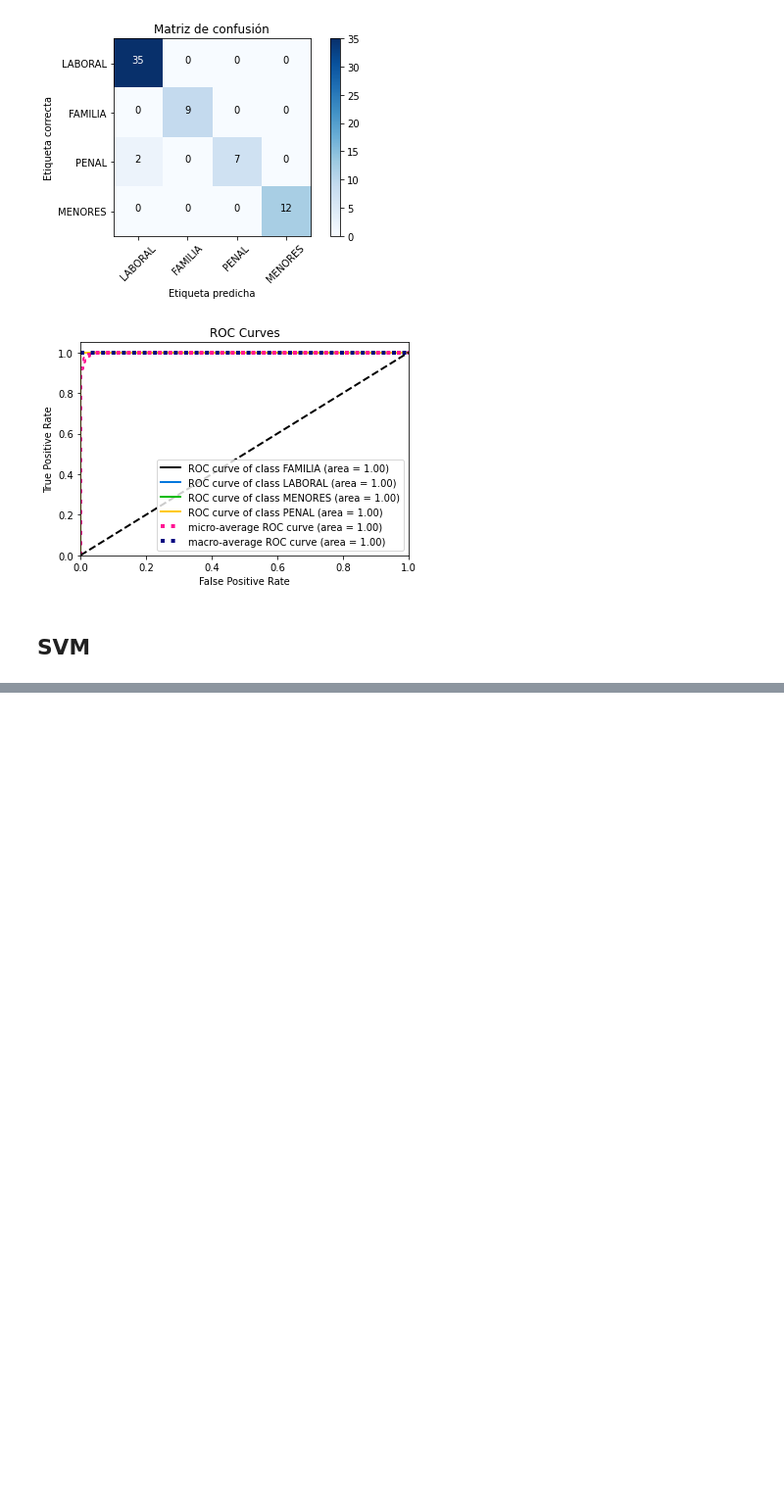
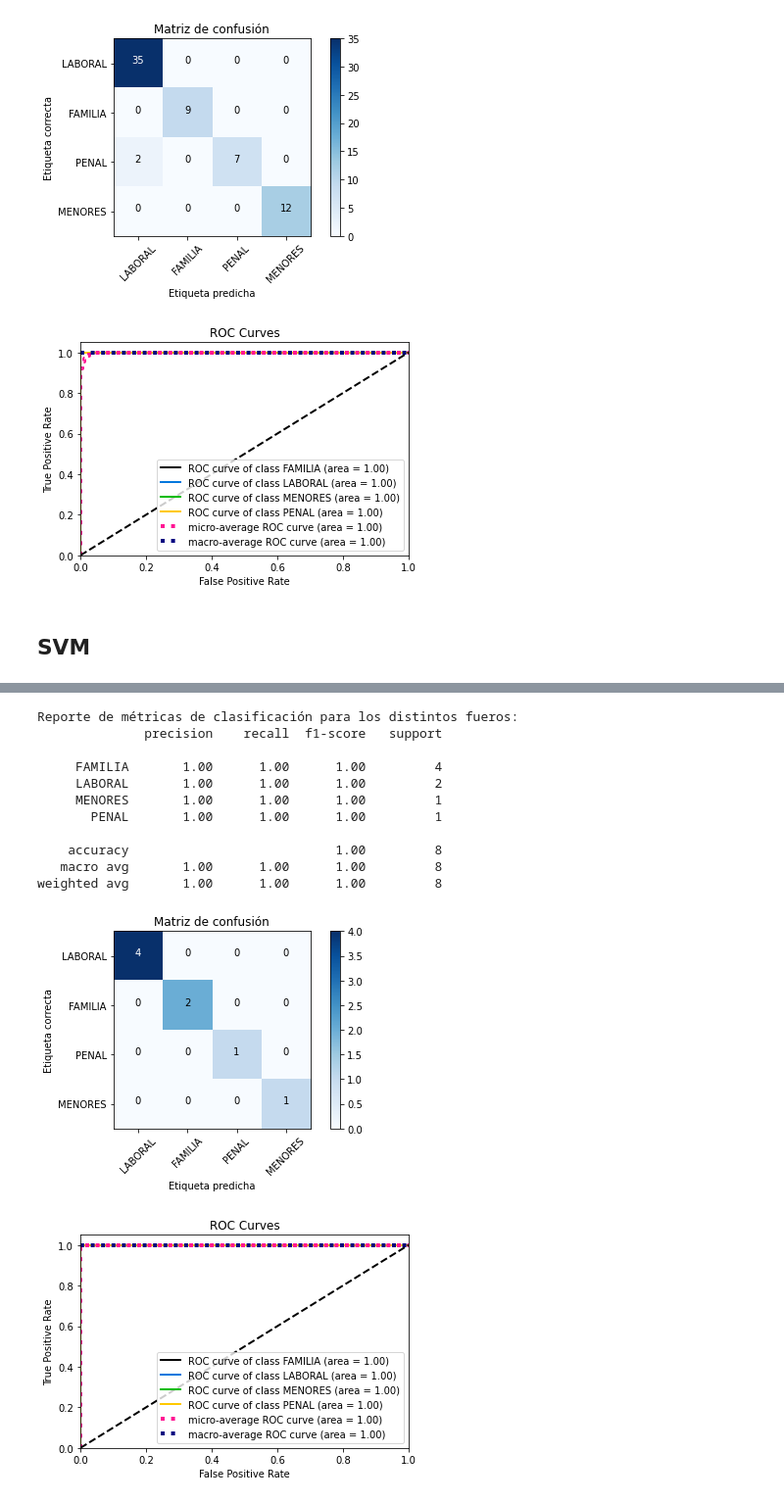
Before and after one commit to adrian-alejandro/Busqueda-y-Recomendacion-para-Textos-Legales-Mentoria-2022, a Jupyter notebook: Practico 3 - Aprendizaje Supervisado.ipynb, the cells around one changed output, grey strips where cells are left out. Shown at 98% size. Cells and saved outputs as stored; diff of their text form; code cells hidden in the pictures; blank space fills up the shorter version.

```diff
--- a/Practico 3 - Aprendizaje Supervisado.ipynb
+++ b/Practico 3 - Aprendizaje Supervisado.ipynb
@@ -701,0 +754,32 @@ weighted avg       1.00      1.00      1.00        65
+# %%
+# Logistic Regression
+
+params = {
+    'C': 0.5, # Inverse of regularization strength; must be a positive float. Like in support vector machines, smaller values specify stronger regularization.
+    'fit_intercept':False, # Default=True. Specifies if a constant (a.k.a. bias or intercept) should be added to the decision function.
+    'penalty':'none', # Default=l2. Supported penalties: ‘newton-cg’ - [‘l2’, ‘none’]
+    'solver': 'newton-cg' # For multiclass problems, only ‘newton-cg’, ‘sag’, ‘saga’ and ‘lbfgs’ handle multinomial loss
+}
+
+model = LogisticRegression(**params)
+
+model.fit(X_train, y_train)
+
+y_pred = model.predict(X_val)
+y_prob = model.predict_proba(X_val)
+
+show_results(y_val, y_pred, y_prob, classes)
+# %% [output]
+Reporte de métricas de clasificación para los distintos fueros:
+              precision    recall  f1-score   support
+
+     FAMILIA       1.00      1.00      1.00         4
+     LABORAL       1.00      1.00      1.00         2
+     MENORES       1.00      1.00      1.00         1
+       PENAL       1.00      1.00      1.00         1
+
+    accuracy                           1.00         8
+   macro avg       1.00      1.00      1.00         8
+weighted avg       1.00      1.00      1.00         8
+[figure, added]
+[figure, added]
```
Also changed, not shown: parts of 12 cells of this notebook, 3 other files.
